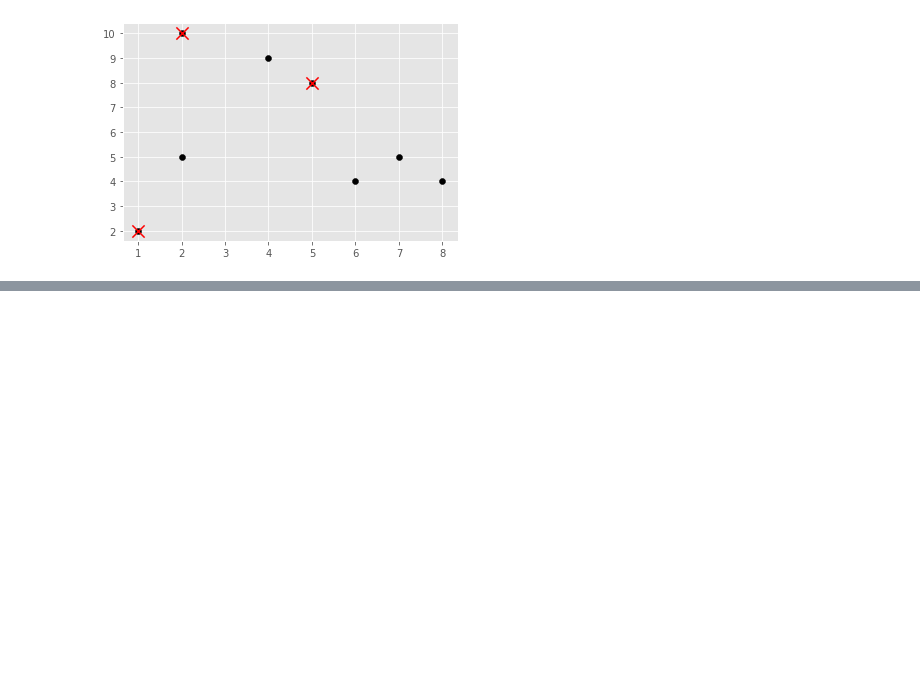
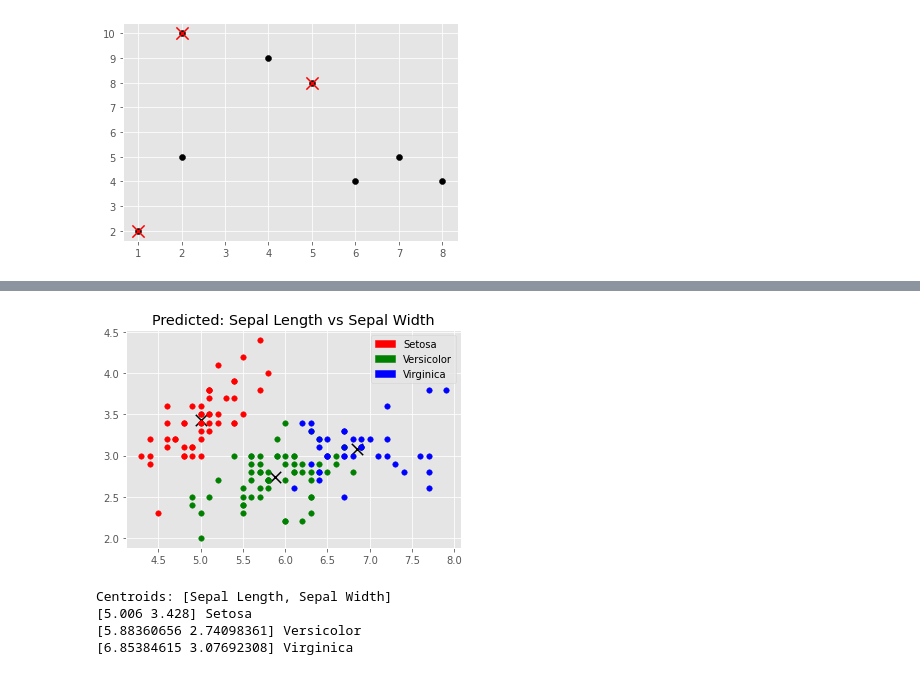
Before and after one commit to Ishan1742/data-mining, a Jupyter notebook: assignment1-clustering.ipynb, the cells around one changed output, grey strips where cells are left out. Cells and saved outputs as stored; diff of their text form; code cells hidden in the pictures; blank space fills up the shorter version.

```diff
--- a/assignment1-clustering.ipynb
+++ b/assignment1-clustering.ipynb
@@ -74,6 +75,7 @@ class KMeans:
         # begin iterations
         for i in range(self.max_iterations):
             self.classes = {}
+            self.pred = []
             for i in range(self.k):
                 self.classes[i] = []
 
@@ -146,0 +276,35 @@ for centroid in km.centroids:
+# %%
+# K means clustering on iris dataset
+km = K_Means(3, 0.0001, 500)
+# a random sample chosen as centroid
+centroids = X.sample(n=3, random_state=1608)
+km.fit(X.values, centroids.values)
+# %%
+colors = np.array(['red', 'green', 'blue'])
+iris_targets_legend = np.array(iris.target_names)
+red_patch = mpatches.Patch(color='red', label='Setosa')
+green_patch = mpatches.Patch(color='green', label='Versicolor')
+blue_patch = mpatches.Patch(color='blue', label='Virginica')
+
+for centroid in km.centroids:
+    plt.scatter(km.centroids[centroid][0], km.centroids[centroid][1], s=130, marker='x', color='black')
+
+for classification in km.classes:
+    color = colors[classification]
+    for features in km.classes[classification]:
+            plt.scatter(features[0], features[1], color=color, s=30)
+
+plt.title('Predicted: Sepal Length vs Sepal Width')
+plt.legend(handles=[red_patch, green_patch, blue_patch])
+plt.show()
+
+print('Centroids: [Sepal Length, Sepal Width]')
+print(km.centroids[0][:2], 'Setosa')
+print(km.centroids[1][:2], 'Versicolor')
+print(km.centroids[2][:2], 'Virginica')
+# %% [output]
+[figure, added]
+Centroids: [Sepal Length, Sepal Width]
+[5.006 3.428] Setosa
+[5.88360656 2.74098361] Versicolor
+[6.85384615 3.07692308] Virginica
```
Also changed, not shown: parts of 18 cells of this notebook.
